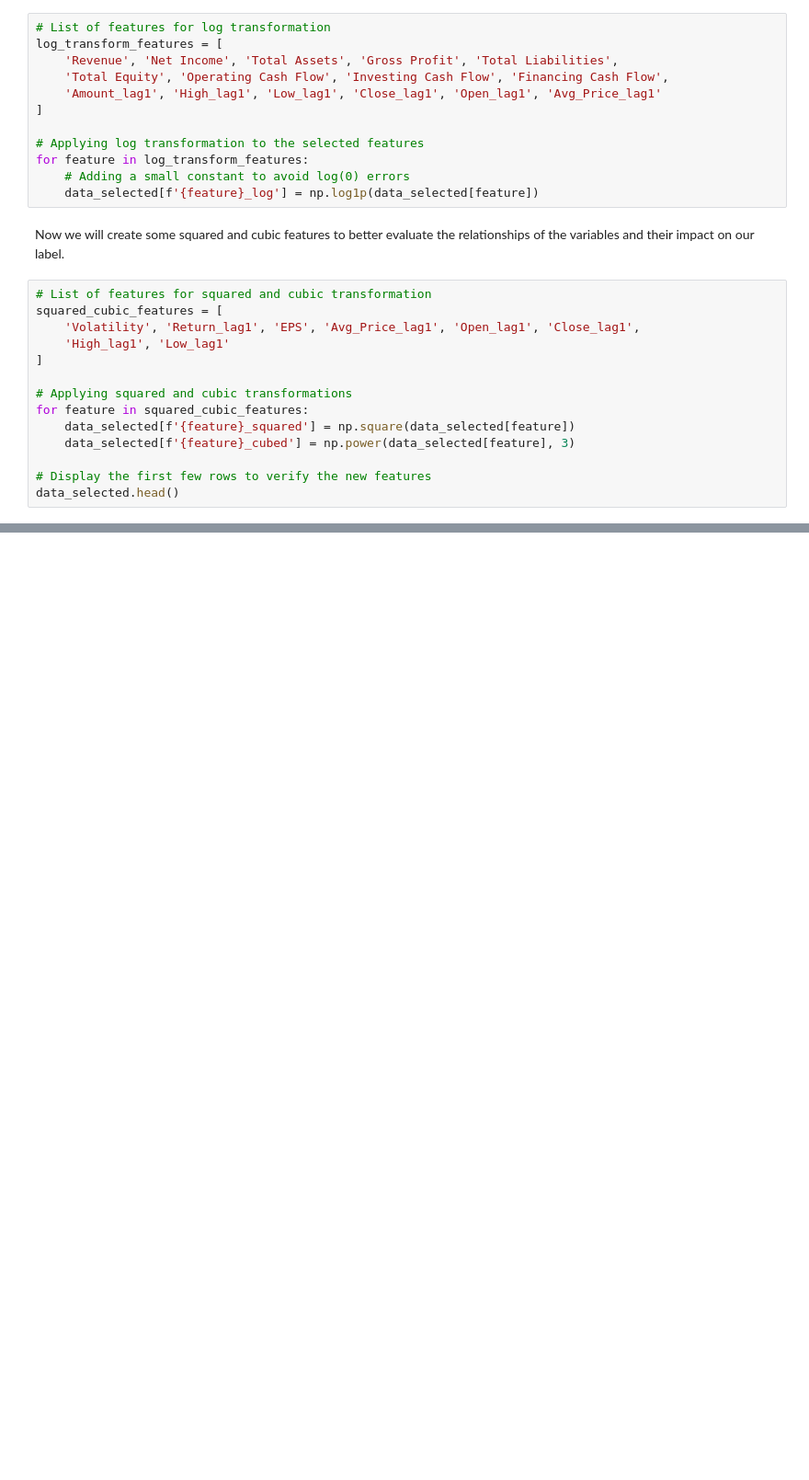
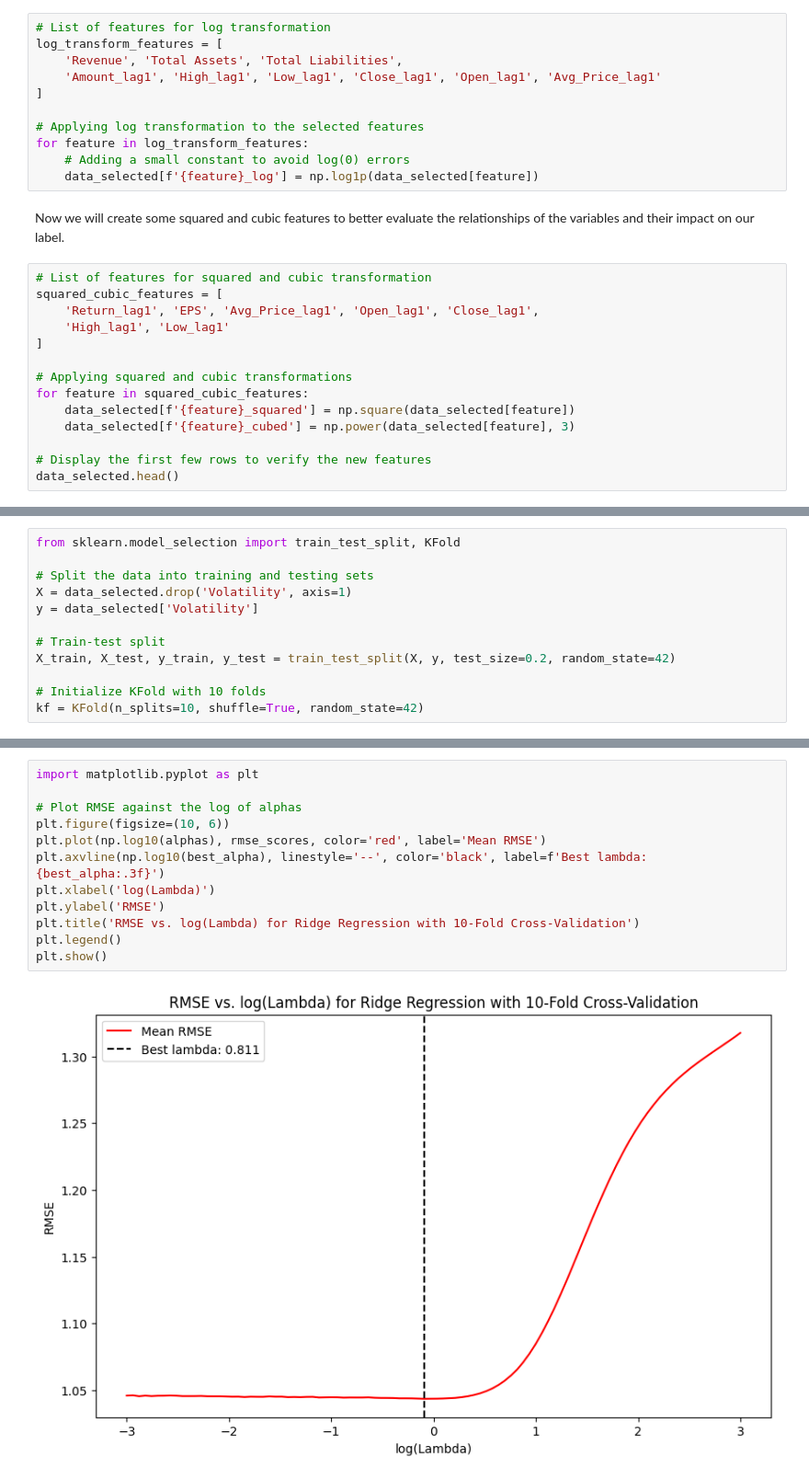
Before and after one commit to Billz942/Mining-Knowledge-from-Data, a Jupyter notebook: Elahi_34200223.ipynb, the cells around one changed output, grey strips where cells are left out. Shown at 92% size. Drawn from its saved outputs; the diff is of its cells as text; blank space fills up the shorter version.

Commit message:
Ridge and Lasso Regression Models Implemented

```diff
--- a/Elahi_34200223.ipynb
+++ b/Elahi_34200223.ipynb
@@ -634,8 +620,7 @@ We will create new variables that are created by taking log transformations to u
 # %%
 # List of features for log transformation
 log_transform_features = [
-    'Revenue', 'Net Income', 'Total Assets', 'Gross Profit', 'Total Liabilities',
-    'Total Equity', 'Operating Cash Flow', 'Investing Cash Flow', 'Financing Cash Flow',
+    'Revenue', 'Total Assets', 'Total Liabilities',
     'Amount_lag1', 'High_lag1', 'Low_lag1', 'Close_lag1', 'Open_lag1', 'Avg_Price_lag1'
 ]
 
@@ -648,7 +633,7 @@ Now we will create some squared and cubic features to better evaluate the relati
 # %%
 # List of features for squared and cubic transformation
 squared_cubic_features = [
-    'Volatility', 'Return_lag1', 'EPS', 'Avg_Price_lag1', 'Open_lag1', 'Close_lag1',
+    'Return_lag1', 'EPS', 'Avg_Price_lag1', 'Open_lag1', 'Close_lag1',
     'High_lag1', 'Low_lag1'
 ]
 
@@ -661,0 +674,12 @@ data_selected.head()
+# %%
+from sklearn.model_selection import train_test_split, KFold
+
+# Split the data into training and testing sets
+X = data_selected.drop('Volatility', axis=1)
+y = data_selected['Volatility']
+
+# Train-test split
+X_train, X_test, y_train, y_test = train_test_split(X, y, test_size=0.2, random_state=42)
+
+# Initialize KFold with 10 folds
+kf = KFold(n_splits=10, shuffle=True, random_state=42)
@@ -661,0 +754,14 @@ data_selected.head()
+# %%
+import matplotlib.pyplot as plt
+
+# Plot RMSE against the log of alphas
+plt.figure(figsize=(10, 6))
+plt.plot(np.log10(alphas), rmse_scores, color='red', label='Mean RMSE')
+plt.axvline(np.log10(best_alpha), linestyle='--', color='black', label=f'Best lambda: {best_alpha:.3f}')
+plt.xlabel('log(Lambda)')
+plt.ylabel('RMSE')
+plt.title('RMSE vs. log(Lambda) for Ridge Regression with 10-Fold Cross-Validation')
+plt.legend()
+plt.show()
+# %% [output]
+[figure, added]
```
Also changed, not shown: parts of 48 cells of this notebook.
